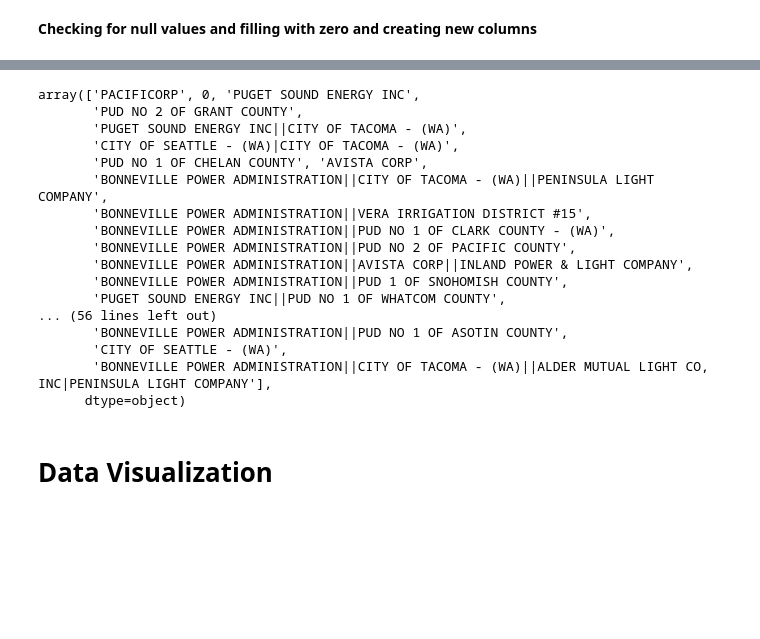
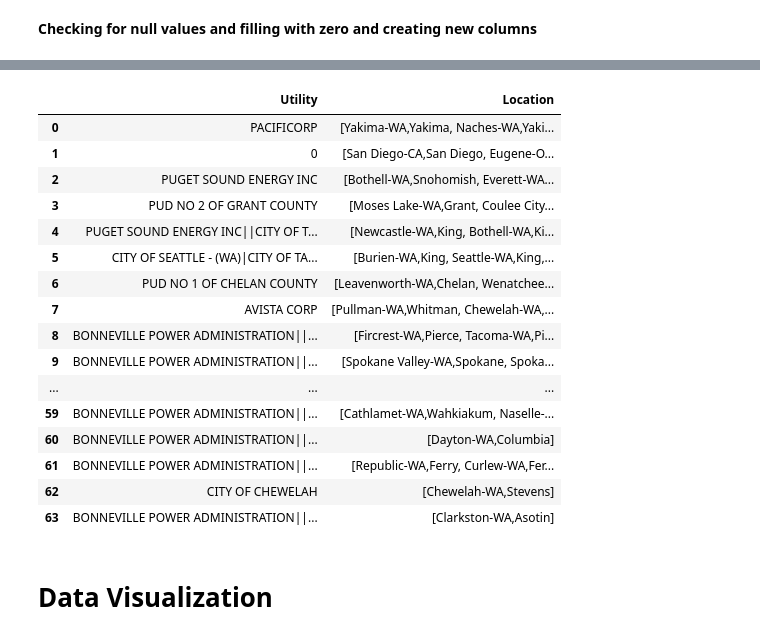
Before and after one commit to leoisqualified/data-analysis-and-ml, a Jupyter notebook: Electric_Vehicle.ipynb, the cells around one changed output, grey strips where cells are left out. Cells and saved outputs as stored; diff of their text form; code cells hidden in the pictures; blank space fills up the shorter version.

```diff
--- a/Electric_Vehicle.ipynb
+++ b/Electric_Vehicle.ipynb
@@ -94,23 +94,33 @@ car_vs_electricrange
-# %%
-df1['Electric Utility'].unique()
-# %% [output]
-array(['PACIFICORP', 0, 'PUGET SOUND ENERGY INC',
-       'PUD NO 2 OF GRANT COUNTY',
-       'PUGET SOUND ENERGY INC||CITY OF TACOMA - (WA)',
-       'CITY OF SEATTLE - (WA)|CITY OF TACOMA - (WA)',
-       'PUD NO 1 OF CHELAN COUNTY', 'AVISTA CORP',
-       'BONNEVILLE POWER ADMINISTRATION||CITY OF TACOMA - (WA)||PENINSULA LIGHT COMPANY',
-       'BONNEVILLE POWER ADMINISTRATION||VERA IRRIGATION DISTRICT #15',
-       'BONNEVILLE POWER ADMINISTRATION||PUD NO 1 OF CLARK COUNTY - (WA)',
-       'BONNEVILLE POWER ADMINISTRATION||PUD NO 2 OF PACIFIC COUNTY',
-       'BONNEVILLE POWER ADMINISTRATION||AVISTA CORP||INLAND POWER & LIGHT COMPANY',
-       'BONNEVILLE POWER ADMINISTRATION||PUD 1 OF SNOHOMISH COUNTY',
-       'PUGET SOUND ENERGY INC||PUD NO 1 OF WHATCOM COUNTY',
-... (56 lines left out)
-       'BONNEVILLE POWER ADMINISTRATION||PUD NO 1 OF ASOTIN COUNTY',
-       'CITY OF SEATTLE - (WA)',
-       'BONNEVILLE POWER ADMINISTRATION||CITY OF TACOMA - (WA)||ALDER MUTUAL LIGHT CO, INC|PENINSULA LIGHT COMPANY'],
-      dtype=object)
+# %%
+electric_utilities = df1['Electric Utility'].unique()
+utility_list = []
+location_list = []
+
+for utility in electric_utilities:
+  locations_for_utility = df1[df1['Electric Utility']== utility]['Location'].unique()
+  utility_list.append(utility)
+  location_list.append(locations_for_utility)
+
+utility_vs_location = pd.DataFrame({'Utility': utility_list, 'Location': location_list})
+utility_vs_location
+# %% [output]
+|  | Utility | Location |
+| 0 | PACIFICORP | [Yakima-WA,Yakima, Naches-WA,Yaki... |
+| 1 | 0 | [San Diego-CA,San Diego, Eugene-O... |
+| 2 | PUGET SOUND ENERGY INC | [Bothell-WA,Snohomish, Everett-WA... |
+| 3 | PUD NO 2 OF GRANT COUNTY | [Moses Lake-WA,Grant, Coulee City... |
+| 4 | PUGET SOUND ENERGY INC||CITY OF T... | [Newcastle-WA,King, Bothell-WA,Ki... |
+| 5 | CITY OF SEATTLE - (WA)|CITY OF TA... | [Burien-WA,King, Seattle-WA,King,... |
+| 6 | PUD NO 1 OF CHELAN COUNTY | [Leavenworth-WA,Chelan, Wenatchee... |
+| 7 | AVISTA CORP | [Pullman-WA,Whitman, Chewelah-WA,... |
+| 8 | BONNEVILLE POWER ADMINISTRATION||... | [Fircrest-WA,Pierce, Tacoma-WA,Pi... |
+| 9 | BONNEVILLE POWER ADMINISTRATION||... | [Spokane Valley-WA,Spokane, Spoka... |
+| ... | ... | ... |
+| 59 | BONNEVILLE POWER ADMINISTRATION||... | [Cathlamet-WA,Wahkiakum, Naselle-... |
+| 60 | BONNEVILLE POWER ADMINISTRATION||... | [Dayton-WA,Columbia] |
+| 61 | BONNEVILLE POWER ADMINISTRATION||... | [Republic-WA,Ferry, Curlew-WA,Fer... |
+| 62 | CITY OF CHEWELAH | [Chewelah-WA,Stevens] |
+| 63 | BONNEVILLE POWER ADMINISTRATION||... | [Clarkston-WA,Asotin] |
 # %% [markdown]
 # **Data Visualization**
 # %%
```
Also changed, not shown: parts of 4 cells of this notebook.
